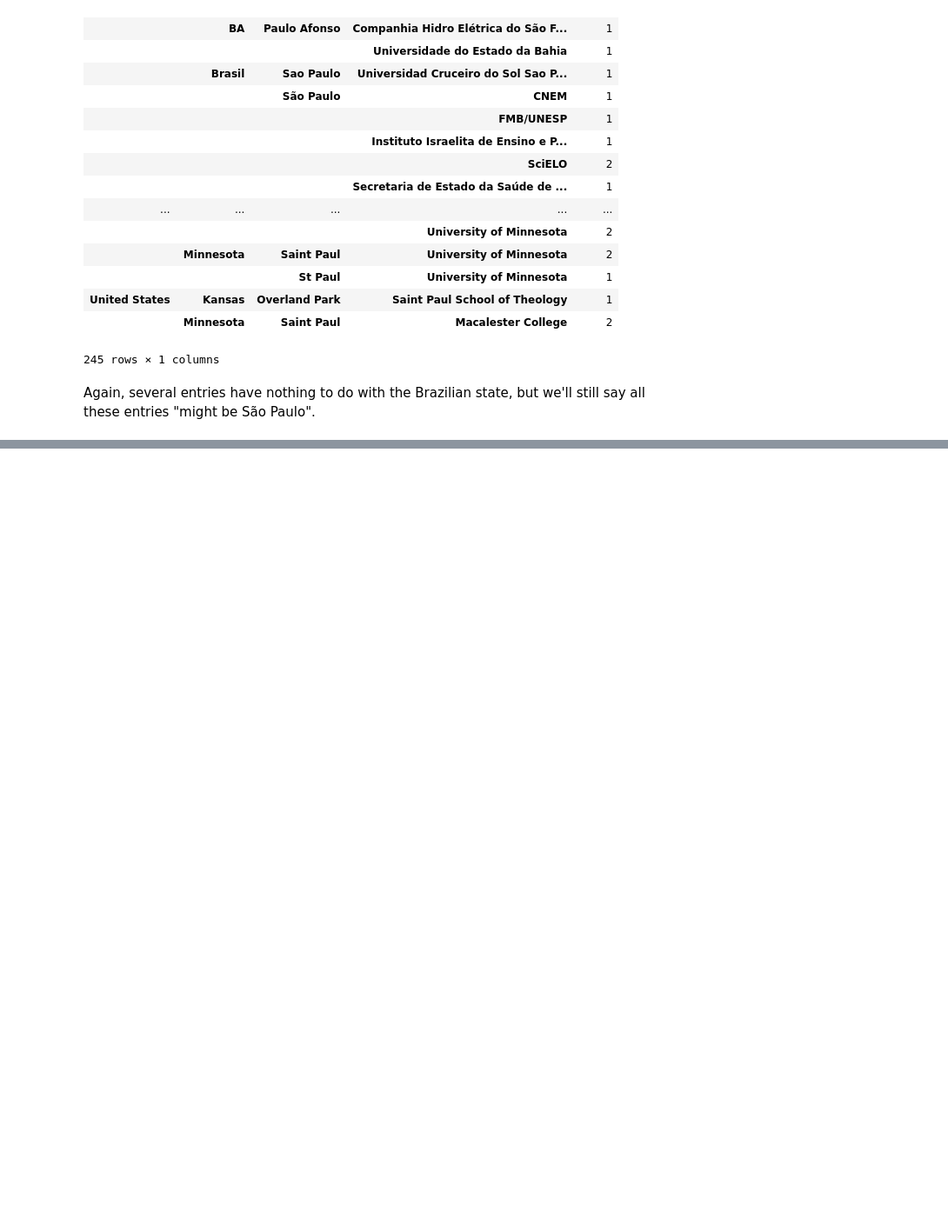
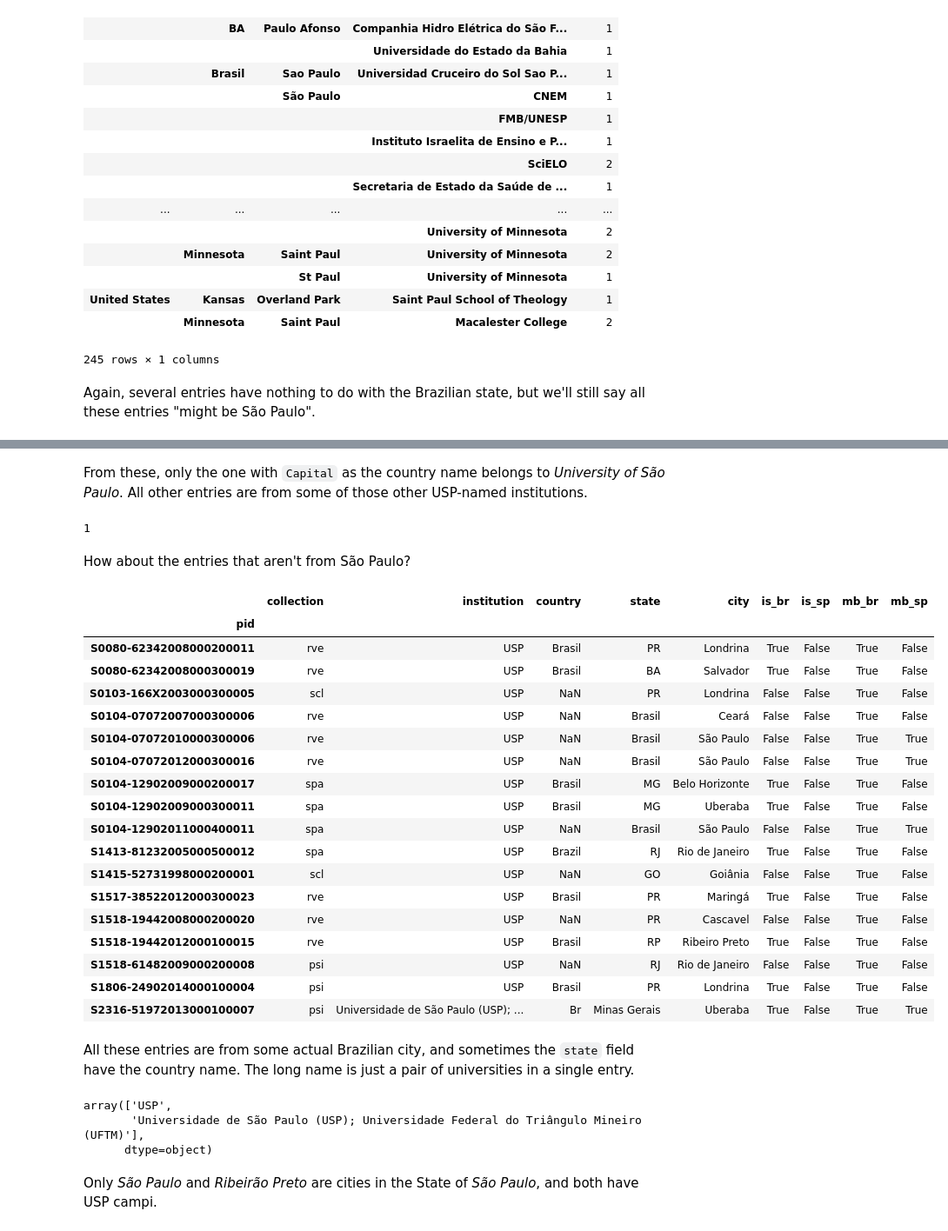
Before and after one commit to scieloorg/normalizations-experiments, a Jupyter notebook: experiments_2019-02_usp_unicamp_unesp_embrapa.ipynb, the cells around one changed output, grey strips where cells are left out. Shown: that part at 87% size. Cells and saved outputs as stored; diff of their text form; code cells hidden in the pictures; blank space fills up the shorter version.

```diff
--- a/experiments_2019-02_usp_unicamp_unesp_embrapa.ipynb
+++ b/experiments_2019-02_usp_unicamp_unesp_embrapa.ipynb
@@ -646,0 +657,25 @@ but we'll still say all these entries "might be São Paulo".
+# %%
+wl_dataset = dataset.assign(
+    is_br=dataset["country"].isin(brazil_names + br_states_in_country),
+    is_sp=dataset["state"].isin(sp_names + sp_cities_in_state),
+    word_list=dataset["institution"].fillna("")
+                                    .apply(unidecode)
+                                    .str.replace("\W", " ")
+                                    .str.lower()
+                                    .str.split(),
+).assign(
+    mb_br=lambda df: df["is_br"]
+                   | df["country"].isna()
+                   | df["country"].isin(empty_countries + might_be_br)
+                   | br_in_all_texts,
+    mb_sp=lambda df: df["is_sp"]
+                   | df["state"].isna()
+                   | df["state"].isin(empty_states)
+                   | sp_in_all_texts,
+    ipre=lambda df: df["word_list"].str.join(" "),
+    has_usp=lambda df: df["word_list"].apply(lambda wl: "usp" in wl),
+    has_unesp=lambda df: df["word_list"].apply(lambda wl: "unesp" in wl),
+    has_unicamp=lambda df: df["word_list"].apply(lambda wl: "unicamp" in wl),
+    has_embrapa=lambda df: df["word_list"].apply(lambda wl: "embrapa" in wl),
+)
+wl_dataset[1000:5000:1200].T
@@ -646,0 +754,3 @@ but we'll still say all these entries "might be São Paulo".
+# %%
+ac_cols2remove = ["word_list", "ipre",
+                  "has_usp", "has_unesp", "has_unicamp", "has_embrapa"]
@@ -646,0 +1090,52 @@ but we'll still say all these entries "might be São Paulo".
+# %% [markdown]
+From these, only the one with `Capital` as the country name
+belongs to *University of São Paulo*.
+All other entries are from some of those other USP-named institutions.
+# %%
+country_counts["Capital"] # It's Brazil!
+# %% [output]
+1
+# %% [markdown]
+How about the entries that aren't from São Paulo?
+# %%
+usp_notsp = wl_dataset[
+    wl_dataset["mb_br"] &
+    ~wl_dataset["is_sp"] &
+    ~wl_dataset["state"].isna() &
+    wl_dataset["has_usp"]
+].drop(columns=ac_cols2remove).sort_values(by="pid")
+usp_notsp.set_index("pid")
+# %% [output]
+|  | collection | institution | country | state | city | is_br | is_sp | mb_br | mb_sp |
+| pid |  |  |  |  |  |  |  |  |  |
+| S0080-62342008000200011 | rve | USP | Brasil | PR | Londrina | True | False | True | False |
+| S0080-62342008000300019 | rve | USP | Brasil | BA | Salvador | True | False | True | False |
+| S0103-166X2003000300005 | scl | USP | NaN | PR | Londrina | False | False | True | False |
+| S0104-07072007000300006 | rve | USP | NaN | Brasil | Ceará | False | False | True | False |
+| S0104-07072010000300006 | rve | USP | NaN | Brasil | São Paulo | False | False | True | True |
+| S0104-07072012000300016 | rve | USP | NaN | Brasil | São Paulo | False | False | True | True |
+| S0104-12902009000200017 | spa | USP | Brasil | MG | Belo Horizonte | True | False | True | False |
+| S0104-12902009000300011 | spa | USP | Brasil | MG | Uberaba | True | False | True | False |
+| S0104-12902011000400011 | spa | USP | NaN | Brasil | São Paulo | False | False | True | True |
+| S1413-81232005000500012 | spa | USP | Brazil | RJ | Rio de Janeiro | True | False | True | False |
+| S1415-52731998000200001 | scl | USP | NaN | GO | Goiânia | False | False | True | False |
+| S1517-38522012000300023 | rve | USP | Brasil | PR | Maringá | True | False | True | False |
+| S1518-19442008000200020 | rve | USP | NaN | PR | Cascavel | False | False | True | False |
+| S1518-19442012000100015 | rve | USP | Brasil | RP | Ribeiro Preto | True | False | True | False |
+| S1518-61482009000200008 | psi | USP | NaN | RJ | Rio de Janeiro | False | False | True | False |
+| S1806-24902014000100004 | psi | USP | Brasil | PR | Londrina | True | False | True | False |
+| S2316-51972013000100007 | psi | Universidade de São Paulo (USP); ... | Br | Minas Gerais | Uberaba | True | False | True | True |
+# %% [markdown]
+All these entries are from some actual Brazilian city,
+and sometimes the `state` field have the country name.
+The long name is just a pair of universities in a single entry.
+# %%
+usp_notsp["institution"].unique()
+# %% [output]
+array(['USP',
+       'Universidade de São Paulo (USP); Universidade Federal do Triângulo Mineiro (UFTM)'],
+      dtype=object)
+# %% [markdown]
+Only *São Paulo* and *Ribeirão Preto* are cities
+in the State of *São Paulo*,
+and both have USP campi.
```
Also changed, not shown: parts of 42 cells of this notebook.
